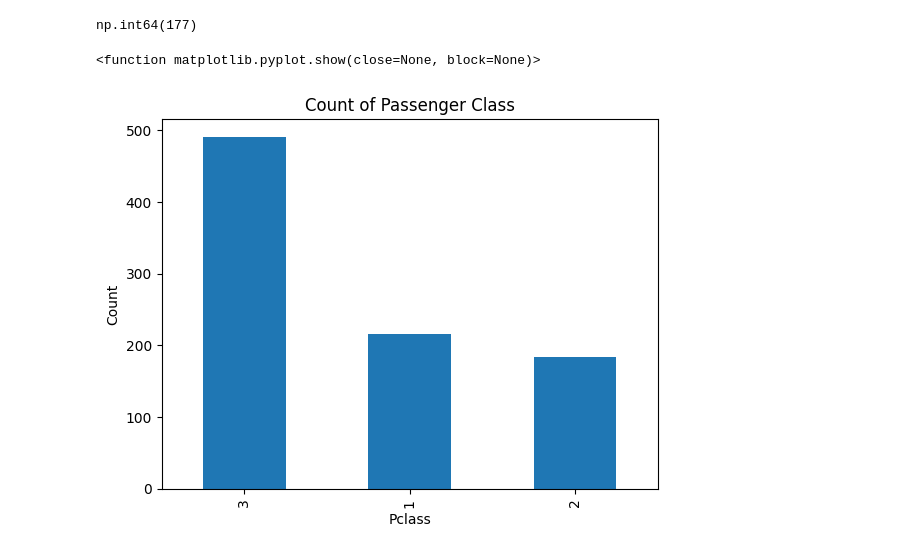
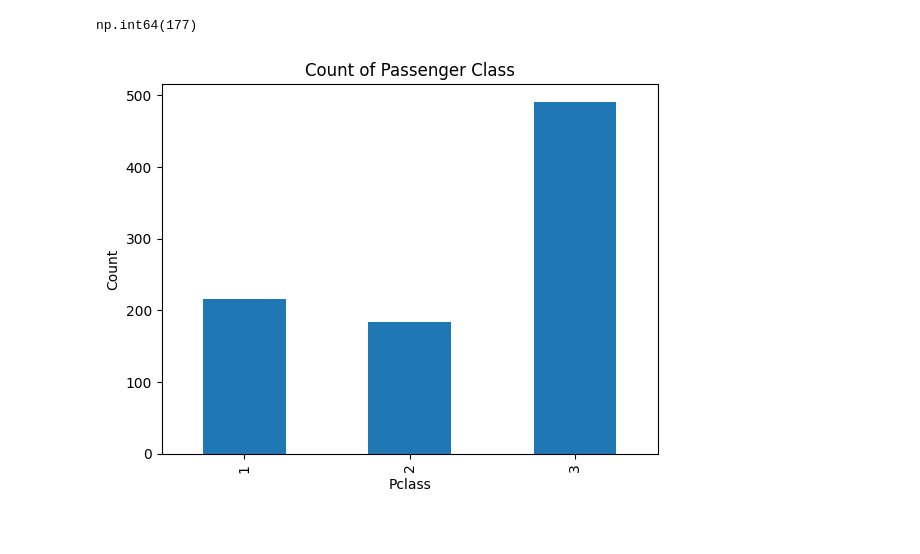
Before and after one commit to anjushrikolhar/aiml, a Jupyter notebook: Untitled6.ipynb, the cells around one changed output. Drawn from its saved outputs; the diff is of its cells as text; code cells hidden in the pictures.

```diff
--- a/Untitled6.ipynb
+++ b/Untitled6.ipynb
@@ -85,11 +85,10 @@ missing values in age column
 np.int64(177)
 # %%
 import matplotlib.pyplot as plt
-df['Pclass'].value_counts().plot(kind="bar")
+df['Pclass'].value_counts().sort_index().plot(kind="bar")
 plt.title("Count of Passenger Class")
 plt.xlabel("Pclass")
 plt.ylabel("Count")
-plt.show
+plt.show()
 # %% [output]
-<function matplotlib.pyplot.show(close=None, block=None)>
-[figure, old version]
+[figure, new version]
```
